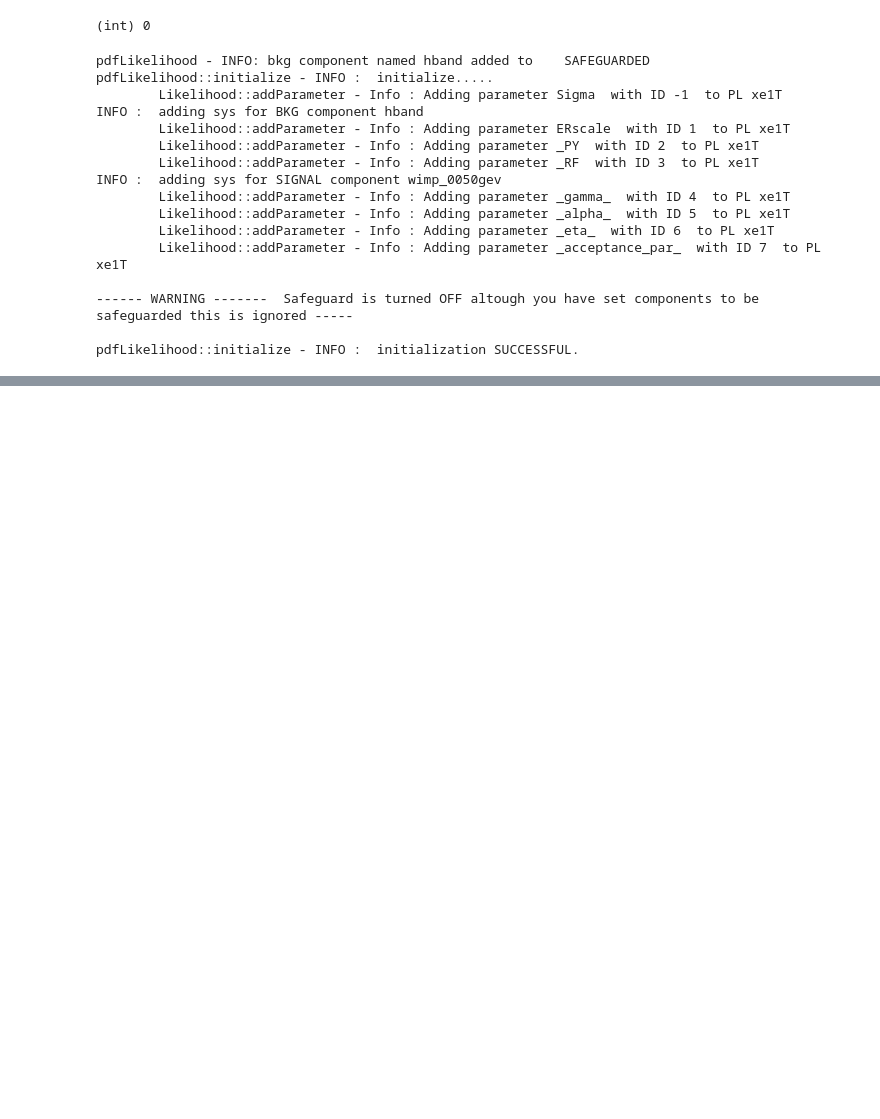
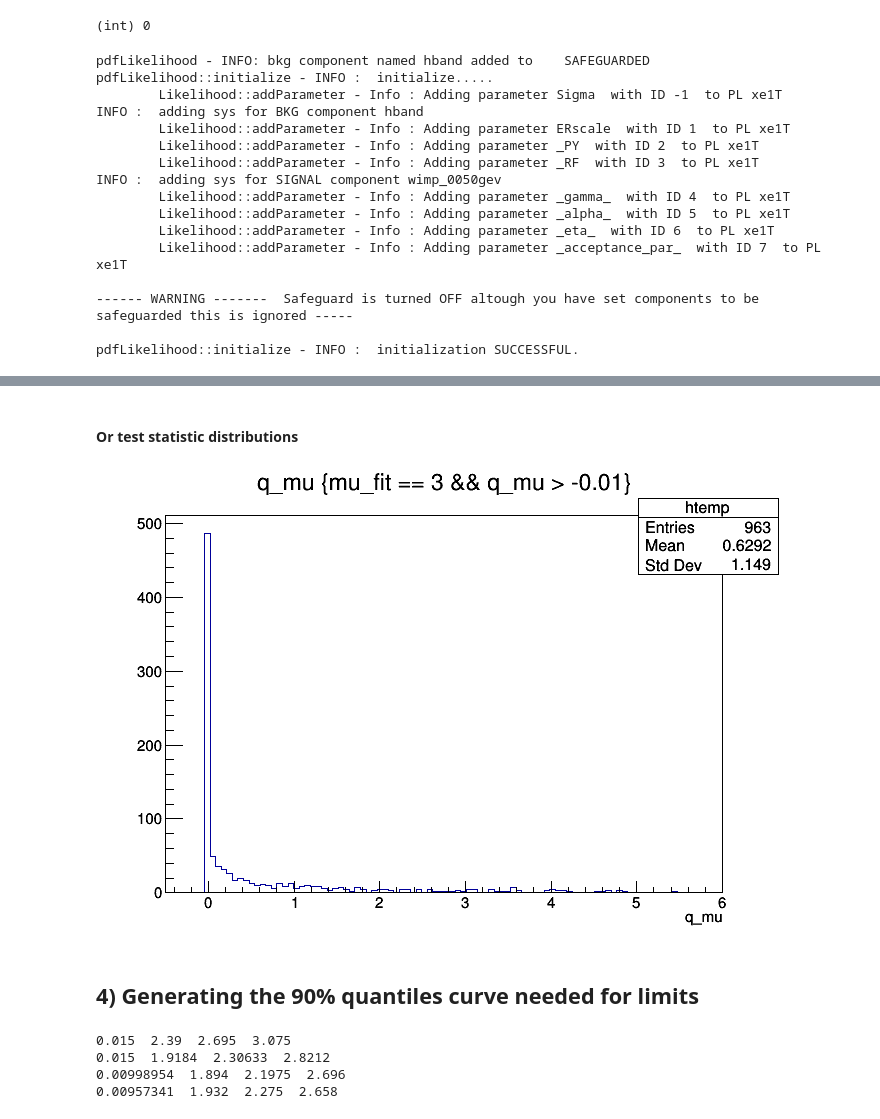
Before and after one commit to XENON1T/Xephyr, a Jupyter notebook: notebooks/ToyFitter.ipynb, the cells around one changed output, grey strips where cells are left out. Cells and saved outputs as stored; diff of their text form; code cells hidden in the pictures; blank space fills up the shorter version.

```diff
--- a/notebooks/ToyFitter.ipynb
+++ b/notebooks/ToyFitter.ipynb
@@ -140,0 +184,17 @@ ML -336.134 achieved for
+# %% [markdown]
+#### Or test statistic distributions
+# %%
+postFitTree->Draw("q_mu","mu_fit == 3 && q_mu > -0.01");  // at the time of writing there is probably a bug here
+can->Draw();
+# %% [output]
+[figure, added]
+# %% [markdown]
+## 4) Generating the 90% quantiles curve needed for limits
+# %%
+double mu_lista[4]   =  { 2.5, 3., 3.5, 4. };    // list of true mu hypothesis that we fitted (tested)
+TGraphAsymmErrors quantiles ( fitter.computeTSDistros(postFitTree, mu_lista, 4 ) );
+# %% [output]
+0.015  2.39  2.695  3.075
+0.015  1.9184  2.30633  2.8212
+0.00998954  1.894  2.1975  2.696
+0.00957341  1.932  2.275  2.658
```
Also changed, not shown: parts of 23 cells of this notebook, 4 other files.
